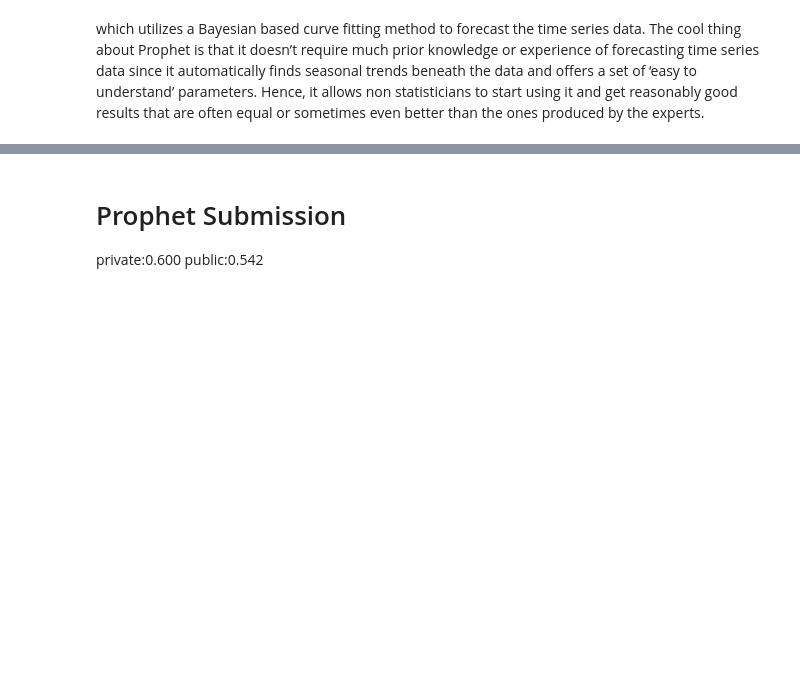
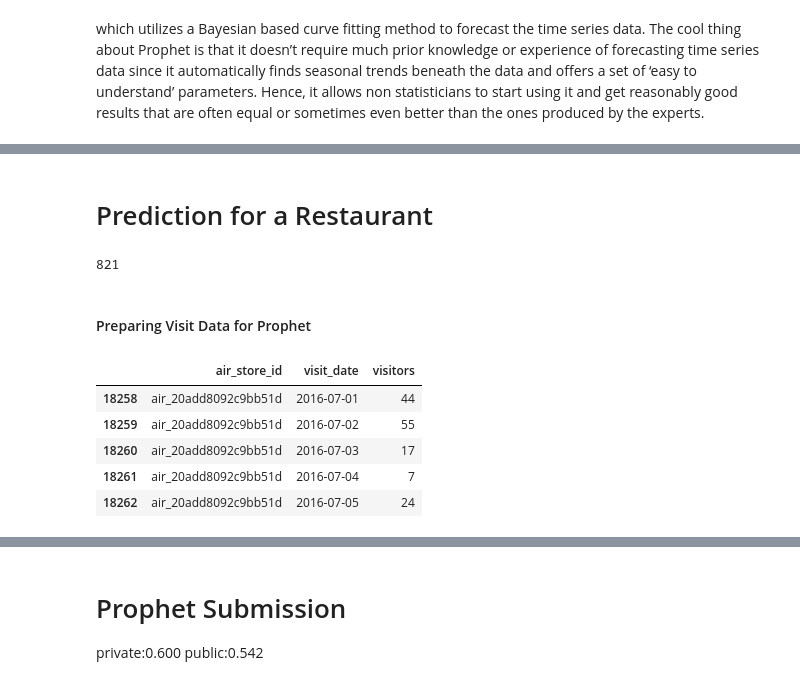
Before and after one commit to GlobalMaksimum/turkcell-workshop, a Jupyter notebook: samet/timeseries_models.ipynb, the cells around one changed output, grey strips where cells are left out. Drawn from its saved outputs; the diff is of its cells as text; code cells hidden in the pictures; blank space fills up the shorter version.

```diff
--- a/samet/timeseries_models.ipynb
+++ b/samet/timeseries_models.ipynb
@@ -131,7 +96,0 @@ air_visits['visit_date'] = pd.to_datetime(air_visits['visit_date'])
-# %%
-air=air_visits.set_index('visit_date')
-df2=pd.DataFrame()
-df2['visit_total'] = air.groupby(air.index,sort=True)['visitors'].sum()
-df2['visit_mean'] = air.groupby(air.index,sort=True)['visitors'].mean()
-df2['reserv_cnt'] = air.groupby(air.index,sort=True)['visitors'].count()
-air=df2;del df2
@@ -727,0 +99,7 @@ air_00a91d42b08b08d9_2017-05-01,24.43055032626438
+# %% [markdown]
+# Prediction for a Restaurant
+# %%
+# We need make prediction for all restaurants
+test.air_store_id.nunique()
+# %% [output]
+821
@@ -727,0 +108,2 @@ air_00a91d42b08b08d9_2017-05-01,24.43055032626438
+# %% [markdown]
+#### Preparing Visit Data for Prophet
@@ -727,0 +112,15 @@ air_00a91d42b08b08d9_2017-05-01,24.43055032626438
+# %%
+# # picking a random store from test data
+# random_store = np.random.choice(test.air_store_id.unique())
+# print("Picked {}".format(random_store))
+
+data = air_visits[air_visits['air_store_id'] == store_id]
+
+data.head()
+# %% [output]
+|  | air_store_id | visit_date | visitors |
+| 18258 | air_20add8092c9bb51d | 2016-07-01 | 44 |
+| 18259 | air_20add8092c9bb51d | 2016-07-02 | 55 |
+| 18260 | air_20add8092c9bb51d | 2016-07-03 | 17 |
+| 18261 | air_20add8092c9bb51d | 2016-07-04 | 7 |
+| 18262 | air_20add8092c9bb51d | 2016-07-05 | 24 |
```
Also changed, not shown: parts of 98 cells of this notebook, 2 other files.
